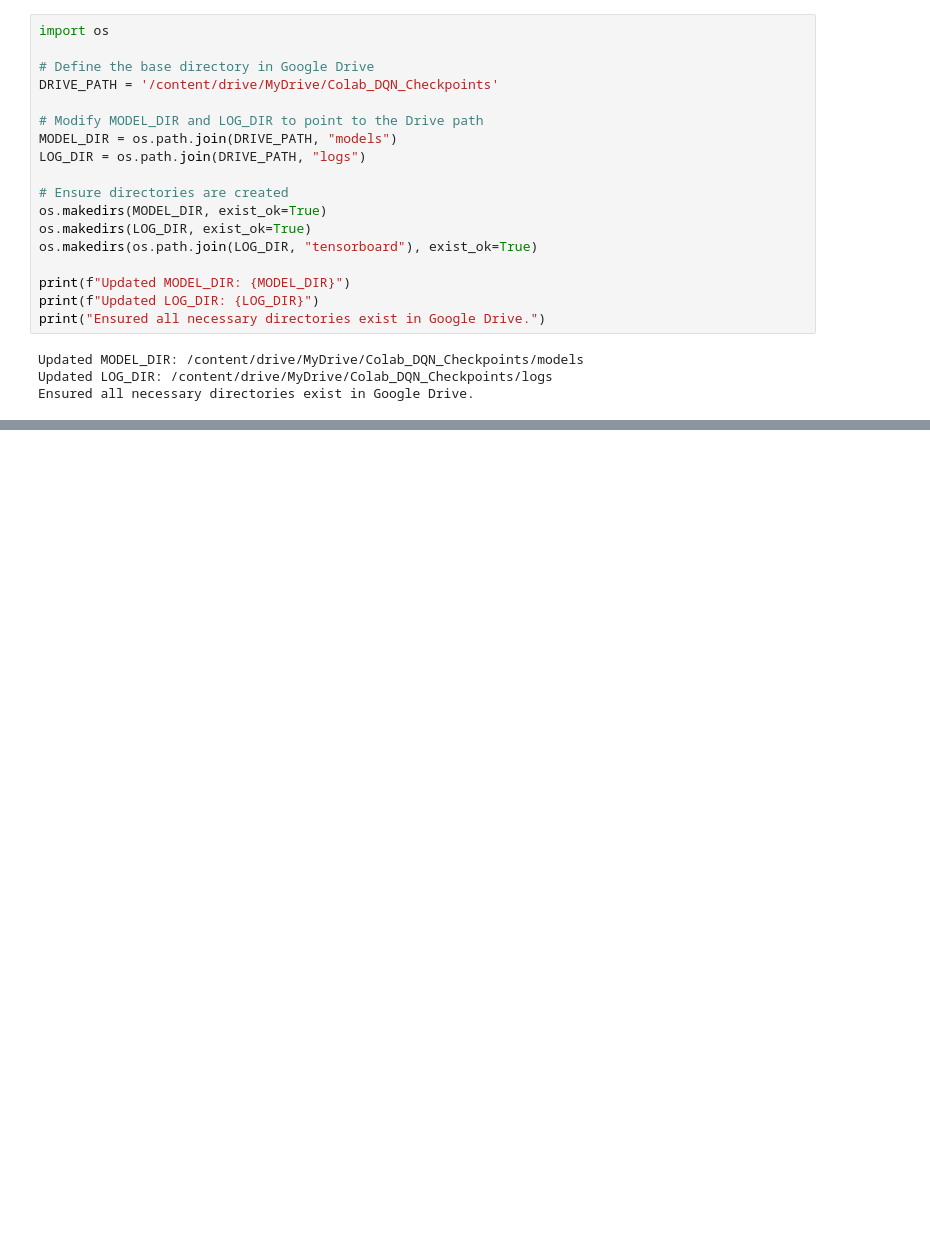
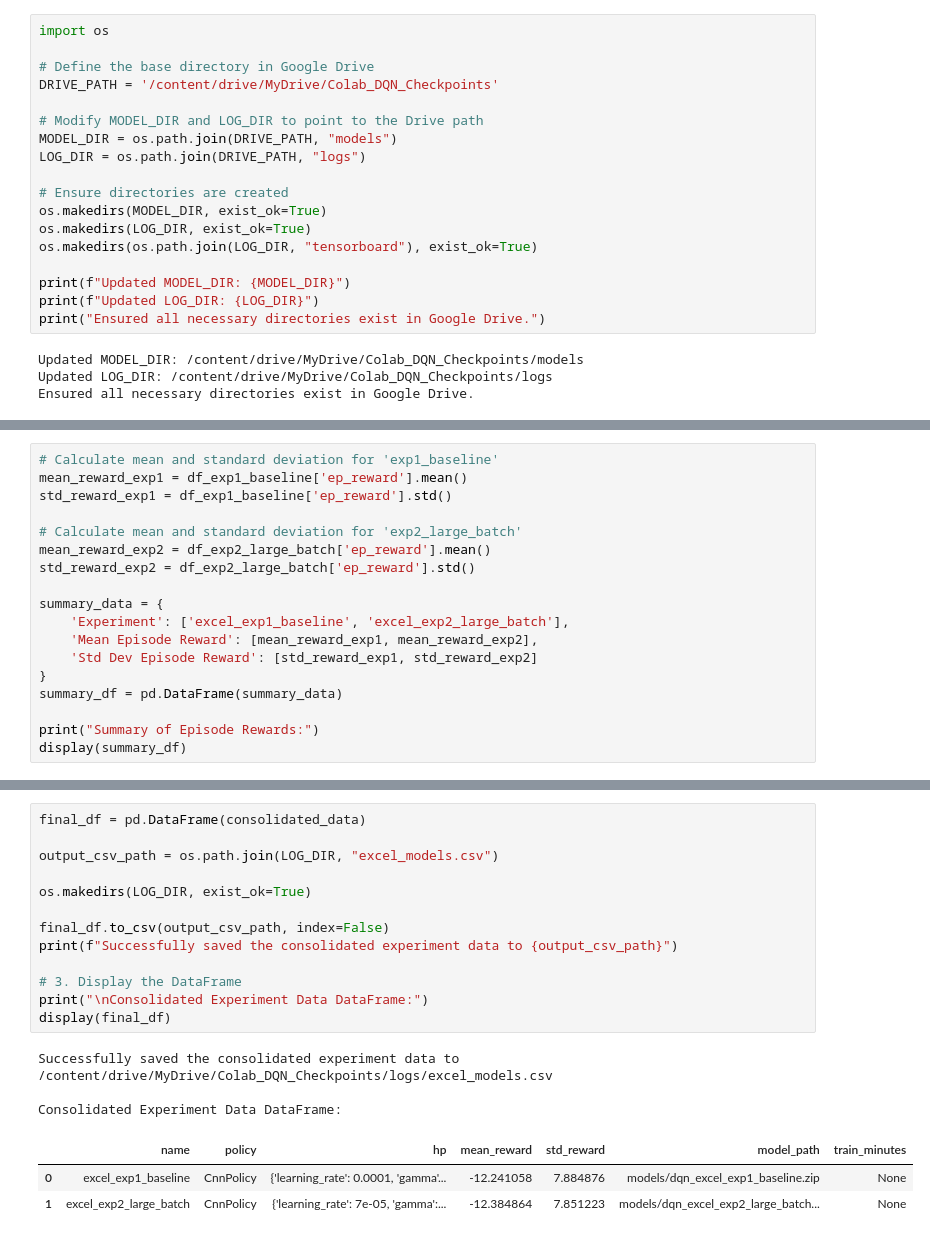
Before and after one commit to Branis333/Deep-Q-Learning, a Jupyter notebook: notebooks/excel2.ipynb, the cells around one changed output, grey strips where cells are left out. Drawn from its saved outputs; the diff is of its cells as text; blank space fills up the shorter version.

```diff
--- a/notebooks/excel2.ipynb
+++ b/notebooks/excel2.ipynb
@@ -317,0 +379,18 @@ results_df
+# %%
+# Calculate mean and standard deviation for 'exp1_baseline'
+mean_reward_exp1 = df_exp1_baseline['ep_reward'].mean()
+std_reward_exp1 = df_exp1_baseline['ep_reward'].std()
+
+# Calculate mean and standard deviation for 'exp2_large_batch'
+mean_reward_exp2 = df_exp2_large_batch['ep_reward'].mean()
+std_reward_exp2 = df_exp2_large_batch['ep_reward'].std()
+
+summary_data = {
+    'Experiment': ['excel_exp1_baseline', 'excel_exp2_large_batch'],
+    'Mean Episode Reward': [mean_reward_exp1, mean_reward_exp2],
+    'Std Dev Episode Reward': [std_reward_exp1, std_reward_exp2]
+}
+summary_df = pd.DataFrame(summary_data)
+
+print("Summary of Episode Rewards:")
+display(summary_df)
@@ -317,0 +461,20 @@ results_df
+# %%
+final_df = pd.DataFrame(consolidated_data)
+
+output_csv_path = os.path.join(LOG_DIR, "excel_models.csv")
+
+os.makedirs(LOG_DIR, exist_ok=True)
+
+final_df.to_csv(output_csv_path, index=False)
+print(f"Successfully saved the consolidated experiment data to {output_csv_path}")
+
+# 3. Display the DataFrame
+print("\nConsolidated Experiment Data DataFrame:")
+display(final_df)
+# %% [output]
+Successfully saved the consolidated experiment data to /content/drive/MyDrive/Colab_DQN_Checkpoints/logs/excel_models.csv
+
+Consolidated Experiment Data DataFrame:
+|  | name | policy | hp | mean_reward | std_reward | model_path | train_minutes |
+| 0 | excel_exp1_baseline | CnnPolicy | {'learning_rate': 0.0001, 'gamma'... | -12.241058 | 7.884876 | models/dqn_excel_exp1_baseline.zip | None |
+| 1 | excel_exp2_large_batch | CnnPolicy | {'learning_rate': 7e-05, 'gamma':... | -12.384864 | 7.851223 | models/dqn_excel_exp2_large_batch... | None |
```
Also changed, not shown: parts of 17 cells of this notebook.
